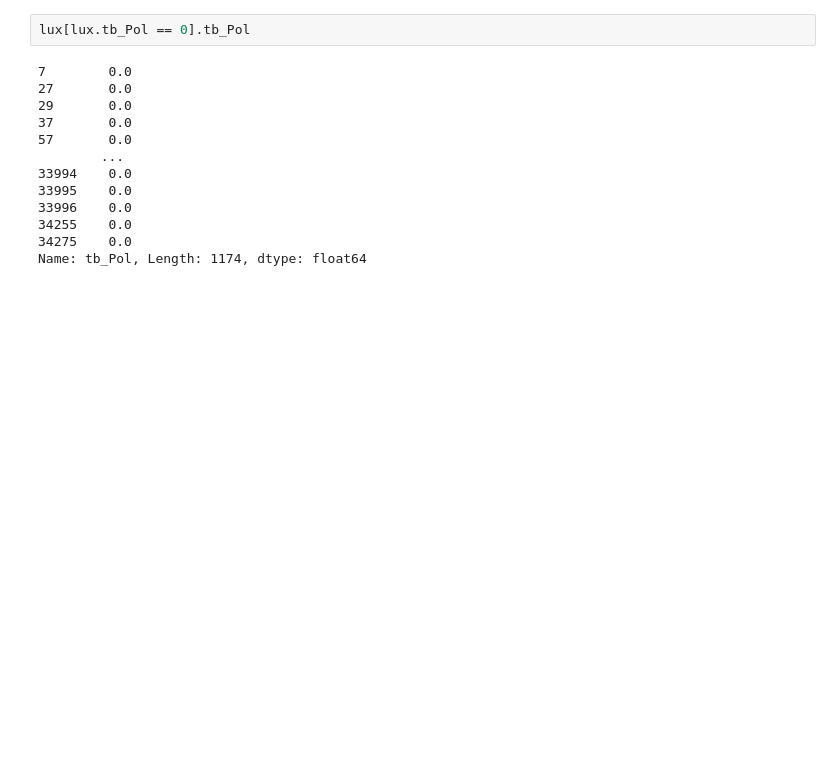
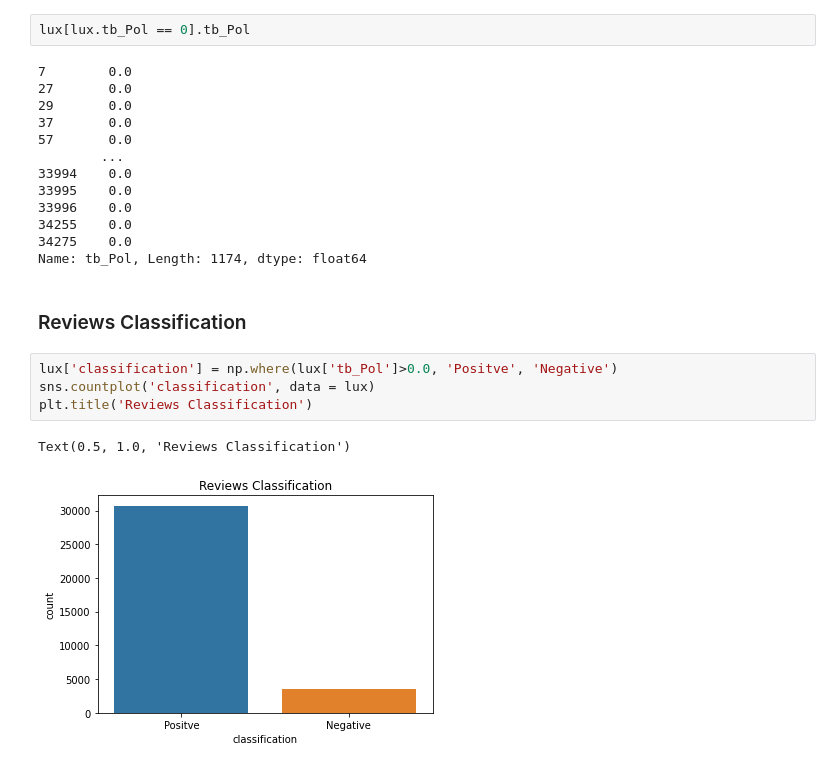
Before and after one commit to khwajajalal/NLP_Hackathon, a Jupyter notebook: hackaton.ipynb, the cells around one changed output. Saved outputs shown, nothing was run; the diff lists cells and outputs as text; blank space fills up the shorter version.

```diff
--- a/hackaton.ipynb
+++ b/hackaton.ipynb
@@ -541,3 +522,12 @@ lux[lux.tb_Pol == 0].tb_Pol
 34255    0.0
 34275    0.0
 Name: tb_Pol, Length: 1174, dtype: float64
+# %% [markdown]
+### Reviews Classification
+# %%
+lux['classification'] = np.where(lux['tb_Pol']>0.0, 'Positve', 'Negative')
+sns.countplot('classification', data = lux)
+plt.title('Reviews Classification')
+# %% [output]
+Text(0.5, 1.0, 'Reviews Classification')
+[figure, added]
```
Also changed, not shown: parts of 12 cells of this notebook.
